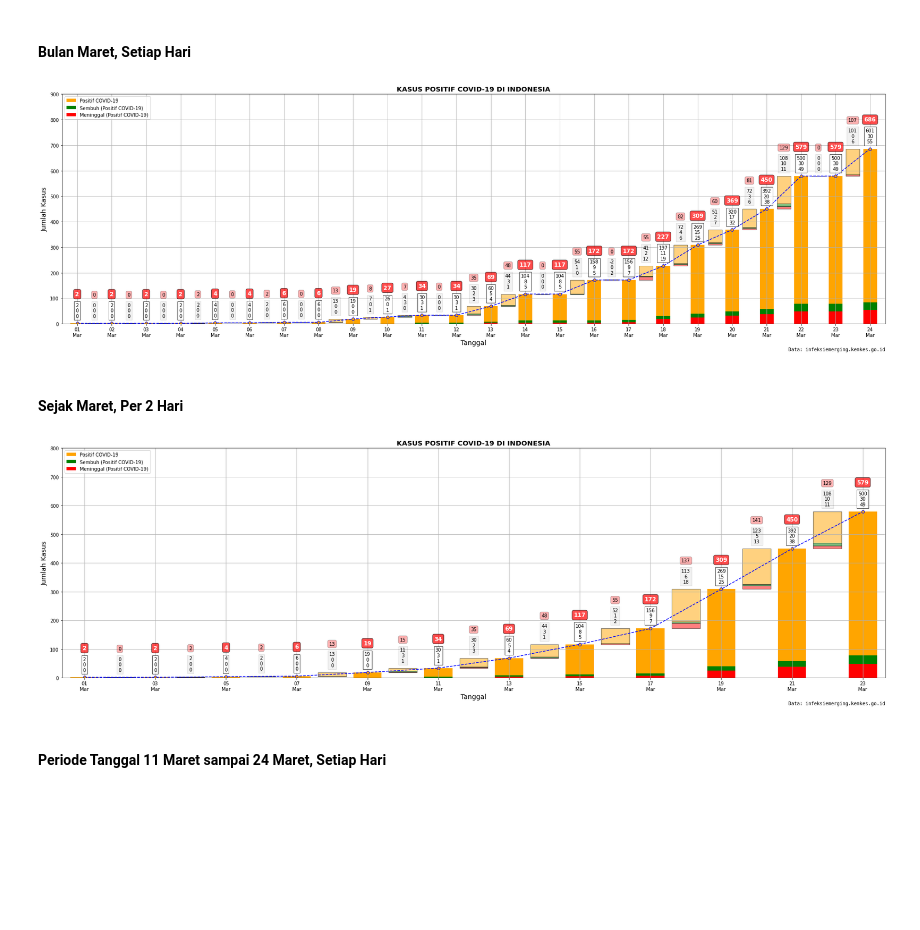
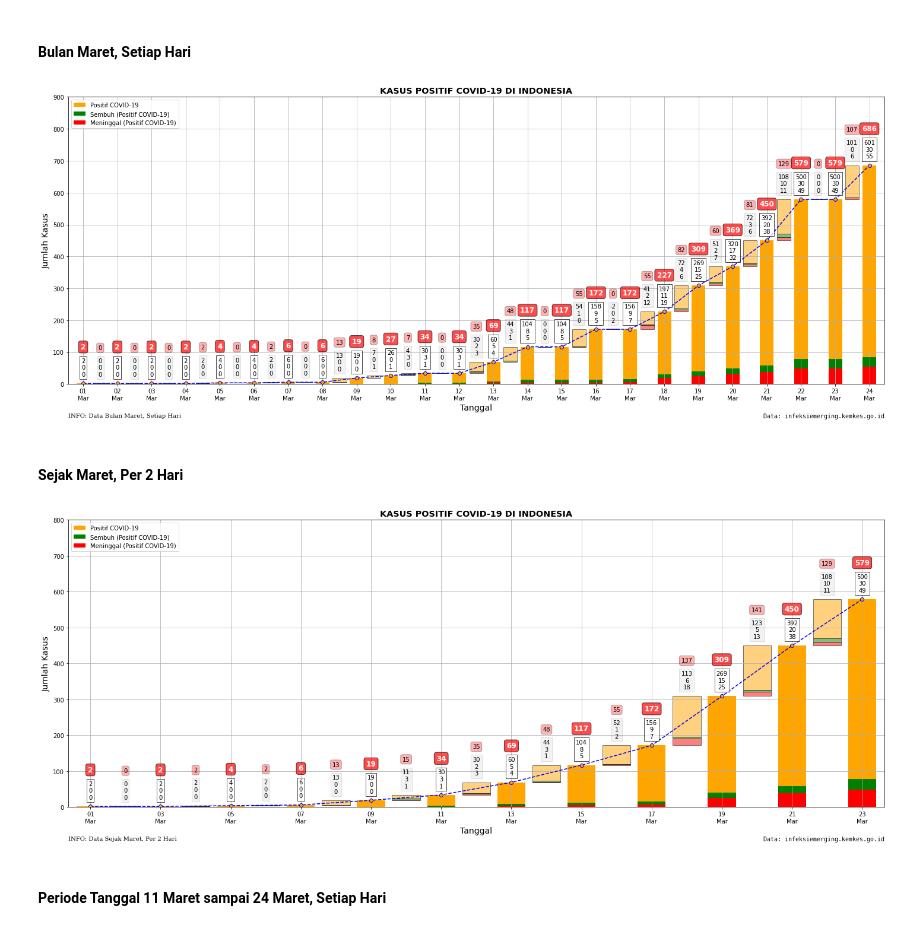
Before and after one commit to taruma/inkovis, a Jupyter notebook: notebook/inkovis_nb.ipynb, the cells around one changed output. Cells and saved outputs as stored; diff of their text form; code cells hidden in the pictures; blank space fills up the shorter version.

```diff
--- a/notebook/inkovis_nb.ipynb
+++ b/notebook/inkovis_nb.ipynb
@@ -56,6 +56,8 @@ dataset.head()
 | 2020-02-22 | 121 | 0 | 0 | 0 | 121 | 0 | 0 |
 # %% [markdown]
 # VISUALISASI DATA
+# %%
+FIG_SIZE = (20, 8)
 # %% [markdown]
 ## JUMLAH KASUS POSITIF COVID-19 DI INDONESIA
 # %% [markdown]
@@ -209,7 +211,7 @@ def plot_covid_case(
     ax.text(
         0, -0.1, text_left,
         horizontalalignment='left',
-        verticalalignment='top', style='normal',
+        verticalalignment='top', style='normal', family='serif',
         transform = ax.transAxes
     )
 
@@ -230,19 +232,23 @@ def plot_covid_case(
 # %% [markdown]
 #### Bulan Maret, Setiap Hari
 # %%
-fig, ax = plt.subplots(figsize=(25,8))
+fig, ax = plt.subplots(figsize=FIG_SIZE)
 
-plot_covid_case(raw_dataset, ax, mask=('2020-03','2020-03'), days=1)
+plot_covid_case(raw_dataset, ax, mask=('2020-03','2020-03'), days=1,
+                text_left='INFO: Data Bulan Maret, Setiap Hari')
+plt.savefig('GRAFIK_KASUS_POSITIF_MARET_HARIAN.png',dpi=150)
 # %% [output]
-[figure, old version]
+[figure, new version]
 # %% [markdown]
 #### Sejak Maret, Per 2 Hari
 # %%
-fig, ax = plt.subplots(figsize=(25,8))
+fig, ax = plt.subplots(figsize=FIG_SIZE)
 
-plot_covid_case(raw_dataset, ax, mask=('2020-03', None), days=2)
+plot_covid_case(raw_dataset, ax, mask=('2020-03', None), days=2,
+                text_left="INFO: Data Sejak Maret, Per 2 Hari")
+plt.savefig('GRAFIK_KASUS_POSITIF_MARET_DUA_HARI.png',dpi=150)
 # %% [output]
-[figure, old version]
+[figure, new version]
 # %% [markdown]
 #### Periode Tanggal 11 Maret sampai 24 Maret, Setiap Hari
 # %%
```
Also changed, not shown: parts of 7 cells of this notebook.
